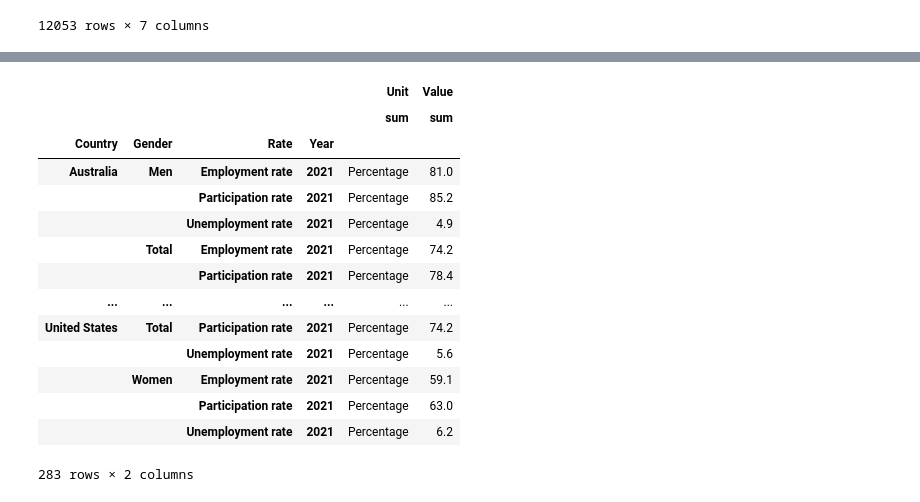
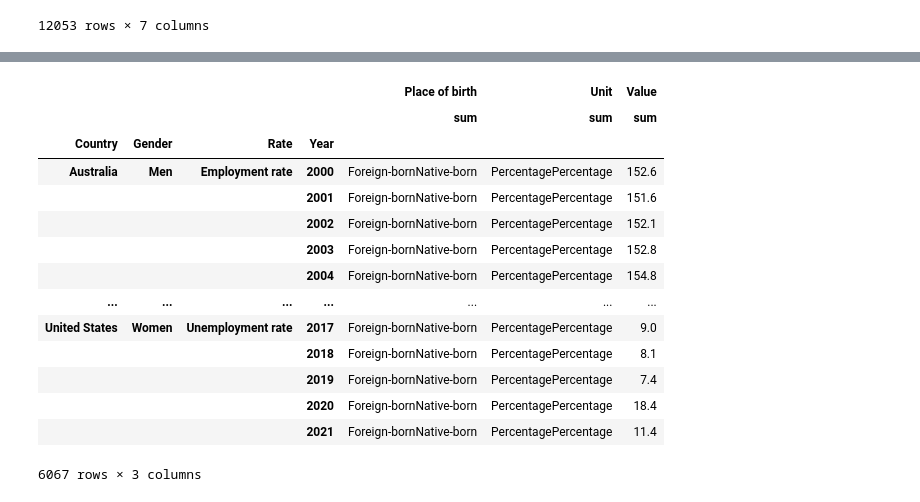
Before and after one commit to sergioabz/mid_project, a Jupyter notebook: notebooks/Final_Question_Analysis_midbootcamp_project.ipynb, the cells around one changed output, grey strips where cells are left out. Cells and saved outputs as stored; diff of their text form; code cells hidden in the pictures.

Commit message:
finished function and used it for the years

```diff
--- a/notebooks/Final_Question_Analysis_midbootcamp_project.ipynb
+++ b/notebooks/Final_Question_Analysis_midbootcamp_project.ipynb
@@ -46,19 +69,19 @@ immi
 # %%
-max_immi1 = immi.pivot_table(index=['Country', 'Gender', 'Rate', 'Year'], aggfunc = {'sum'} )
+max_immi1 = data.pivot_table(index=['Country', 'Gender', 'Rate', 'Year'], aggfunc = {'sum'} )
 max_immi1
 # %% [output]
-|  |  |  |  | Unit | Value |
-|  |  |  |  | sum | sum |
-| Country | Gender | Rate | Year |  |  |
-| Australia | Men | Employment rate | 2021 | Percentage | 81.0 |
-|  |  | Participation rate | 2021 | Percentage | 85.2 |
-|  |  | Unemployment rate | 2021 | Percentage | 4.9 |
-|  | Total | Employment rate | 2021 | Percentage | 74.2 |
-|  |  | Participation rate | 2021 | Percentage | 78.4 |
-| ... | ... | ... | ... | ... | ... |
-| United States | Total | Participation rate | 2021 | Percentage | 74.2 |
-|  |  | Unemployment rate | 2021 | Percentage | 5.6 |
-|  | Women | Employment rate | 2021 | Percentage | 59.1 |
-|  |  | Participation rate | 2021 | Percentage | 63.0 |
-|  |  | Unemployment rate | 2021 | Percentage | 6.2 |
+|  |  |  |  | Place of birth | Unit | Value |
+|  |  |  |  | sum | sum | sum |
+| Country | Gender | Rate | Year |  |  |  |
+| Australia | Men | Employment rate | 2000 | Foreign-bornNative-born | PercentagePercentage | 152.6 |
+|  |  |  | 2001 | Foreign-bornNative-born | PercentagePercentage | 151.6 |
+|  |  |  | 2002 | Foreign-bornNative-born | PercentagePercentage | 152.1 |
+|  |  |  | 2003 | Foreign-bornNative-born | PercentagePercentage | 152.8 |
+|  |  |  | 2004 | Foreign-bornNative-born | PercentagePercentage | 154.8 |
+| ... | ... | ... | ... | ... | ... | ... |
+| United States | Women | Unemployment rate | 2017 | Foreign-bornNative-born | PercentagePercentage | 9.0 |
+|  |  |  | 2018 | Foreign-bornNative-born | PercentagePercentage | 8.1 |
+|  |  |  | 2019 | Foreign-bornNative-born | PercentagePercentage | 7.4 |
+|  |  |  | 2020 | Foreign-bornNative-born | PercentagePercentage | 18.4 |
+|  |  |  | 2021 | Foreign-bornNative-born | PercentagePercentage | 11.4 |
-283 rows × 2 columns
+6067 rows × 3 columns
```
Also changed, not shown: parts of 5 cells of this notebook.
